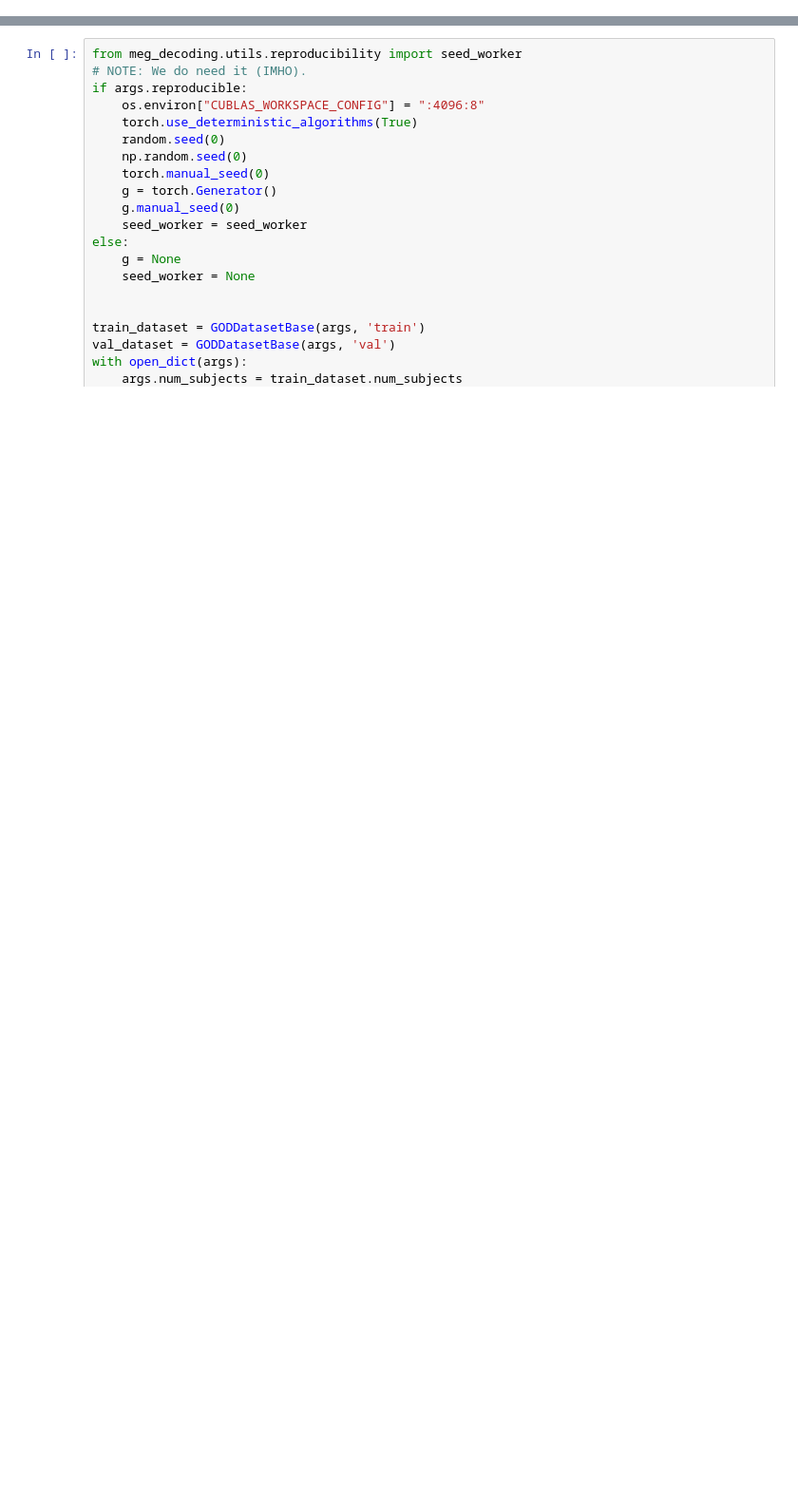
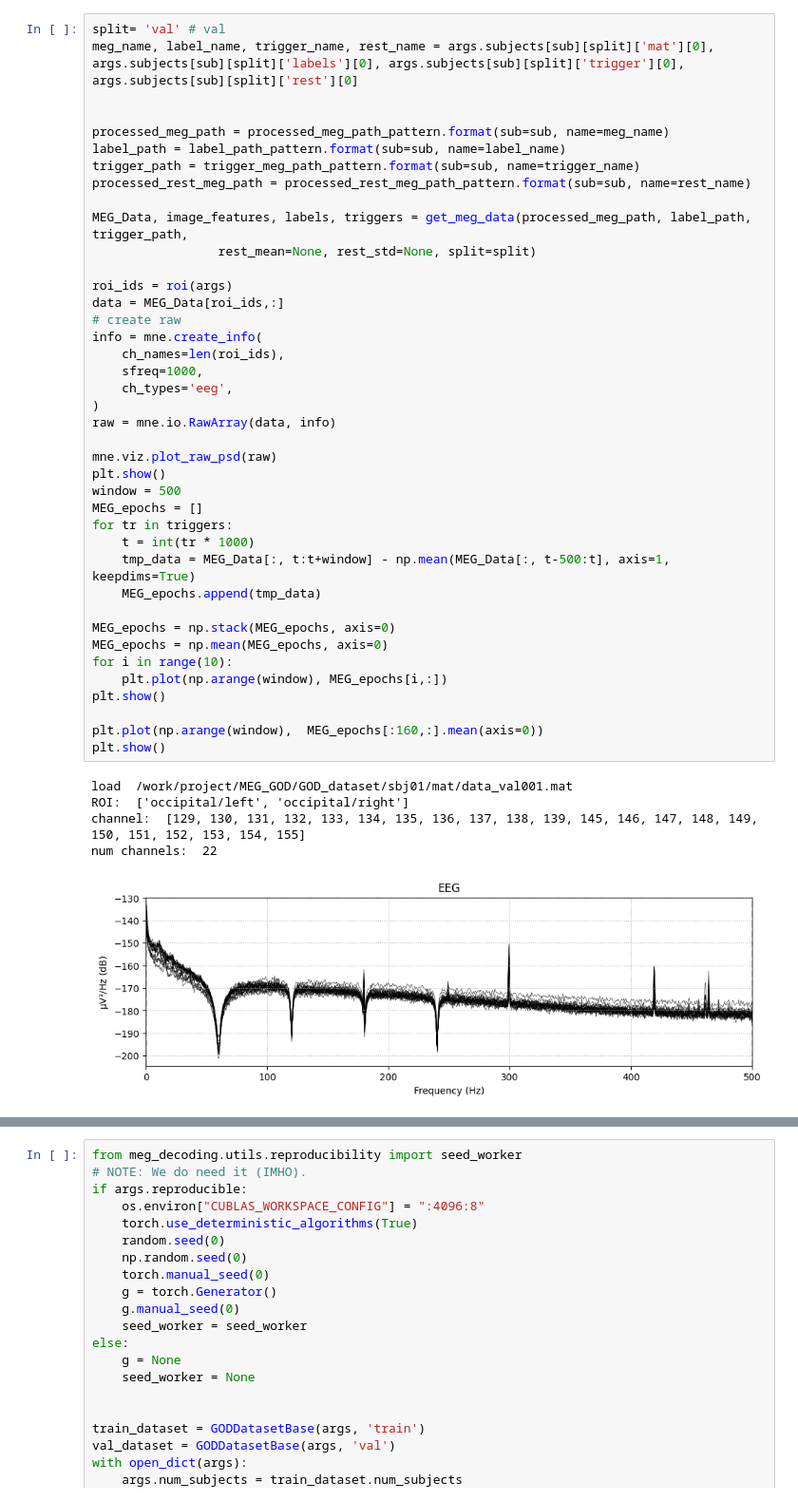
Before and after one commit to SeanNobel/speech-decoding, a Jupyter notebook: notebooks/vis_meg.ipynb, the cells around one changed output, grey strips where cells are left out. Shown at 95% size. Drawn from its saved outputs; the diff is of its cells as text; blank space fills up the shorter version.

```diff
--- a/notebooks/vis_meg.ipynb
+++ b/notebooks/vis_meg.ipynb
@@ -73,0 +92,46 @@ meg_resampled = mne.filter.resample(
+# %%
+split= 'val' # val
+meg_name, label_name, trigger_name, rest_name = args.subjects[sub][split]['mat'][0], args.subjects[sub][split]['labels'][0], args.subjects[sub][split]['trigger'][0], args.subjects[sub][split]['rest'][0]
+
+
+processed_meg_path = processed_meg_path_pattern.format(sub=sub, name=meg_name)
+label_path = label_path_pattern.format(sub=sub, name=label_name)
+trigger_path = trigger_meg_path_pattern.format(sub=sub, name=trigger_name)
+processed_rest_meg_path = processed_rest_meg_path_pattern.format(sub=sub, name=rest_name)
+
+MEG_Data, image_features, labels, triggers = get_meg_data(processed_meg_path, label_path, trigger_path,
+                 rest_mean=None, rest_std=None, split=split)
+
+roi_ids = roi(args)
+data = MEG_Data[roi_ids,:]
+# create raw
+info = mne.create_info(
+    ch_names=len(roi_ids),
+    sfreq=1000,
+    ch_types='eeg',
+)
+raw = mne.io.RawArray(data, info)
+
+mne.viz.plot_raw_psd(raw)
+plt.show()
+window = 500
+MEG_epochs = []
+for tr in triggers:
+    t = int(tr * 1000)
+    tmp_data = MEG_Data[:, t:t+window] - np.mean(MEG_Data[:, t-500:t], axis=1, keepdims=True)
+    MEG_epochs.append(tmp_data)
+
+MEG_epochs = np.stack(MEG_epochs, axis=0)
+MEG_epochs = np.mean(MEG_epochs, axis=0)
+for i in range(10):
+    plt.plot(np.arange(window), MEG_epochs[i,:])
+plt.show()
+
+plt.plot(np.arange(window),  MEG_epochs[:160,:].mean(axis=0))
+plt.show()
+# %% [output]
+load  /work/project/MEG_GOD/GOD_dataset/sbj01/mat/data_val001.mat
+ROI:  ['occipital/left', 'occipital/right']
+channel:  [129, 130, 131, 132, 133, 134, 135, 136, 137, 138, 139, 145, 146, 147, 148, 149, 150, 151, 152, 153, 154, 155]
+num channels:  22
+[figure, added]
```
Also changed, not shown: parts of 7 cells of this notebook, 2 other files.
